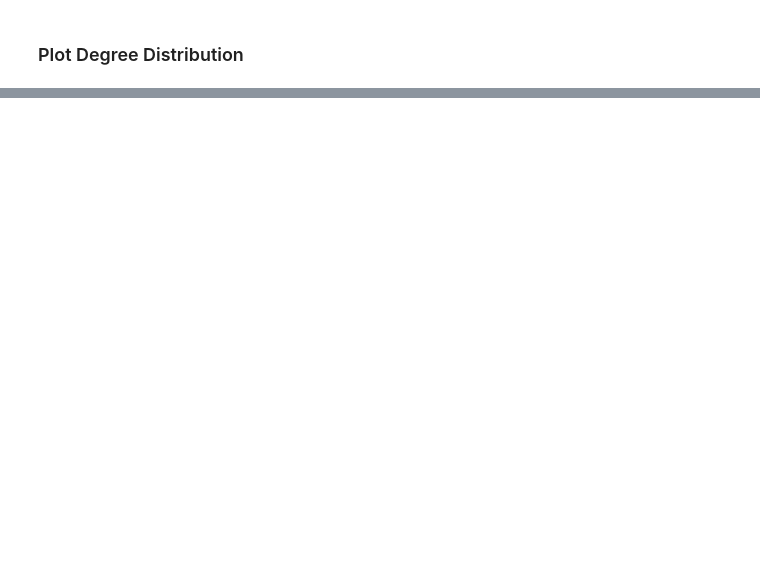
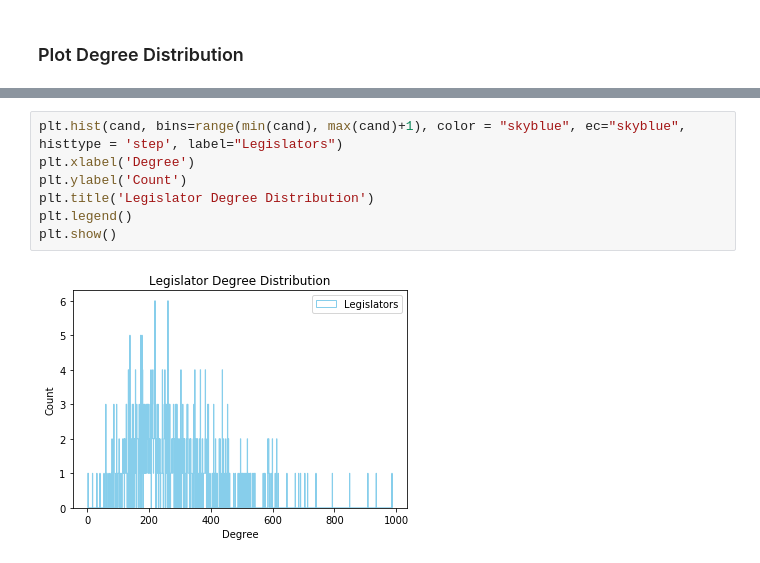
Before and after one commit to yzhong94/cs224w-project, a Jupyter notebook: analysis-scripts/ExamFinancialByYear.ipynb, the cells around one changed output, grey strips where cells are left out. Drawn from its saved outputs; the diff is of its cells as text; blank space fills up the shorter version.

```diff
--- a/analysis-scripts/ExamFinancialByYear.ipynb
+++ b/analysis-scripts/ExamFinancialByYear.ipynb
@@ -446,0 +464,9 @@ Bill Network Max Strongly Connected Component Edge Count: 99854
+# %%
+plt.hist(cand, bins=range(min(cand), max(cand)+1), color = "skyblue", ec="skyblue", histtype = 'step', label="Legislators")
+plt.xlabel('Degree')
+plt.ylabel('Count')
+plt.title('Legislator Degree Distribution')
+plt.legend()
+plt.show()
+# %% [output]
+[figure, added]
```
Also changed, not shown: parts of 21 cells of this notebook, 40 other files.
